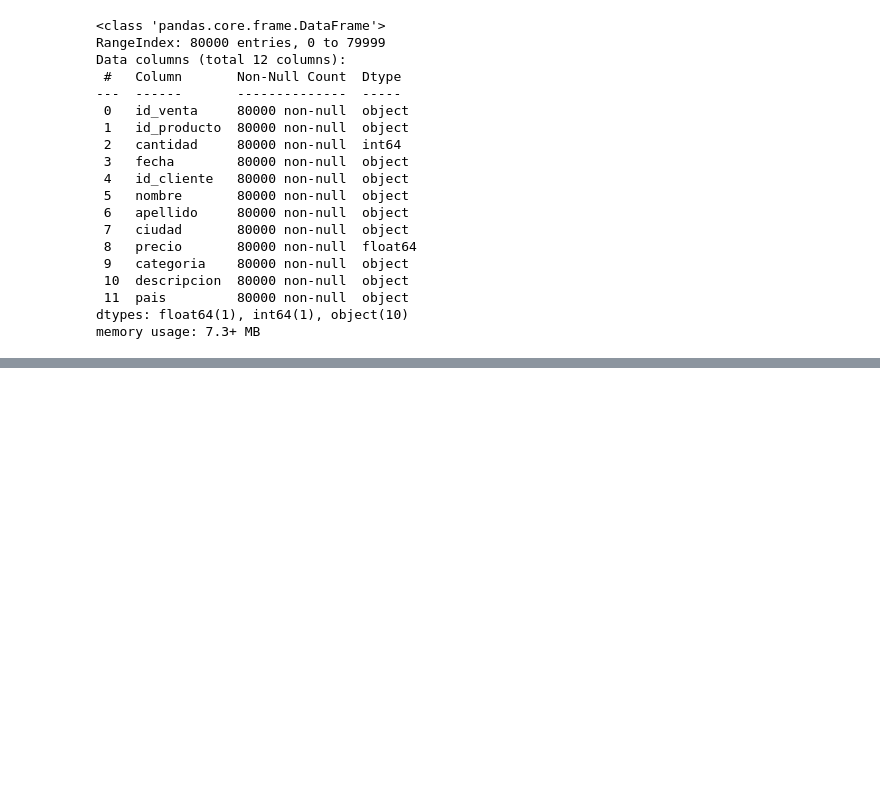
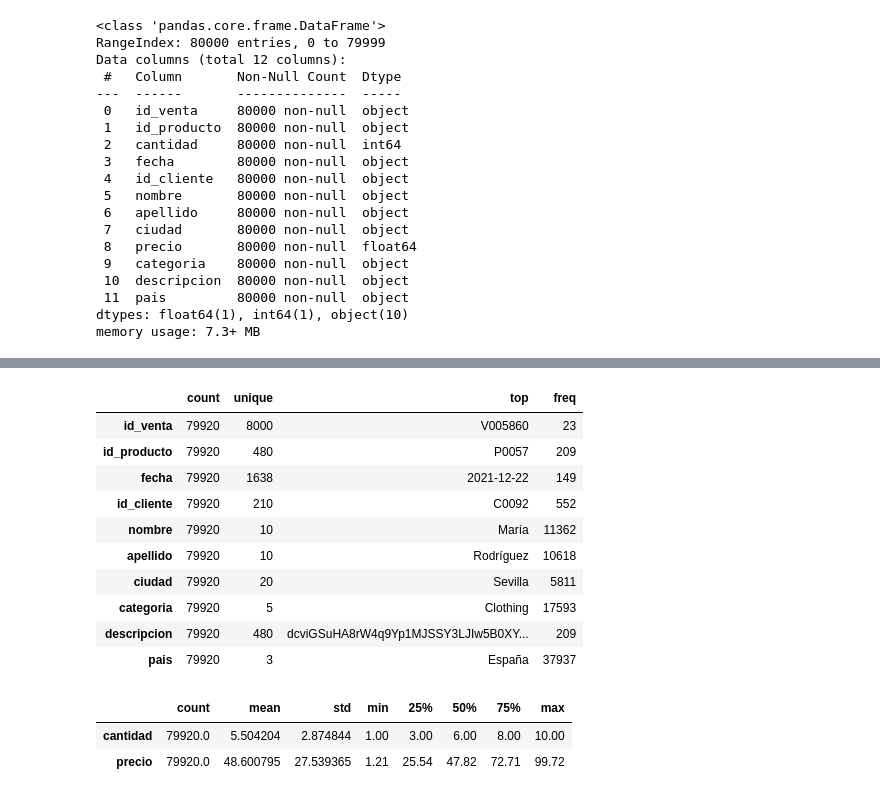
Before and after one commit to Margamtr/Proyect_DTS, a Jupyter notebook: revision_datos.ipynb, the cells around one changed output, grey strips where cells are left out. Cells and saved outputs as stored; diff of their text form; code cells hidden in the pictures; blank space fills up the shorter version.

```diff
--- a/revision_datos.ipynb
+++ b/revision_datos.ipynb
@@ -181,0 +205,3 @@ merge2_dfs.to_csv('clientes_productos_ventas.csv')
+# %%
+#Eliminamos las filas repetidas y creamos un df_nuevo:
+df_limpio=merge2_dfs.drop_duplicates()
@@ -181,0 +383,25 @@ merge2_dfs.to_csv('clientes_productos_ventas.csv')
+# %%
+#Separamos en variables categóricas y numericas :
+df_categoricas=df_limpio.select_dtypes(include='object')
+df_numericas=df_limpio.select_dtypes(include=['int','float'])
+# %%
+#Sacamos las principales estadísticas:
+df_categoricas.describe().T
+# %% [output]
+|  | count | unique | top | freq |
+| id_venta | 79920 | 8000 | V005860 | 23 |
+| id_producto | 79920 | 480 | P0057 | 209 |
+| fecha | 79920 | 1638 | 2021-12-22 | 149 |
+| id_cliente | 79920 | 210 | C0092 | 552 |
+| nombre | 79920 | 10 | María | 11362 |
+| apellido | 79920 | 10 | Rodríguez | 10618 |
+| ciudad | 79920 | 20 | Sevilla | 5811 |
+| categoria | 79920 | 5 | Clothing | 17593 |
+| descripcion | 79920 | 480 | dcviGSuHA8rW4q9Yp1MJSSY3LJIw5B0XY... | 209 |
+| pais | 79920 | 3 | España | 37937 |
+# %%
+df_numericas.describe().T
+# %% [output]
+|  | count | mean | std | min | 25% | 50% | 75% | max |
+| cantidad | 79920.0 | 5.504204 | 2.874844 | 1.00 | 3.00 | 6.00 | 8.00 | 10.00 |
+| precio | 79920.0 | 48.600795 | 27.539365 | 1.21 | 25.54 | 47.82 | 72.71 | 99.72 |
```
Also changed, not shown: parts of 6 cells of this notebook.
